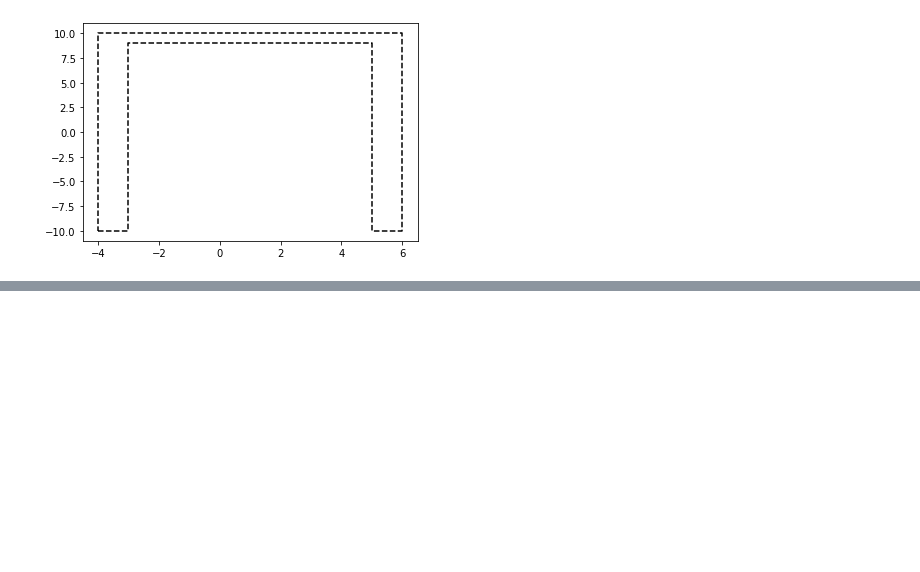
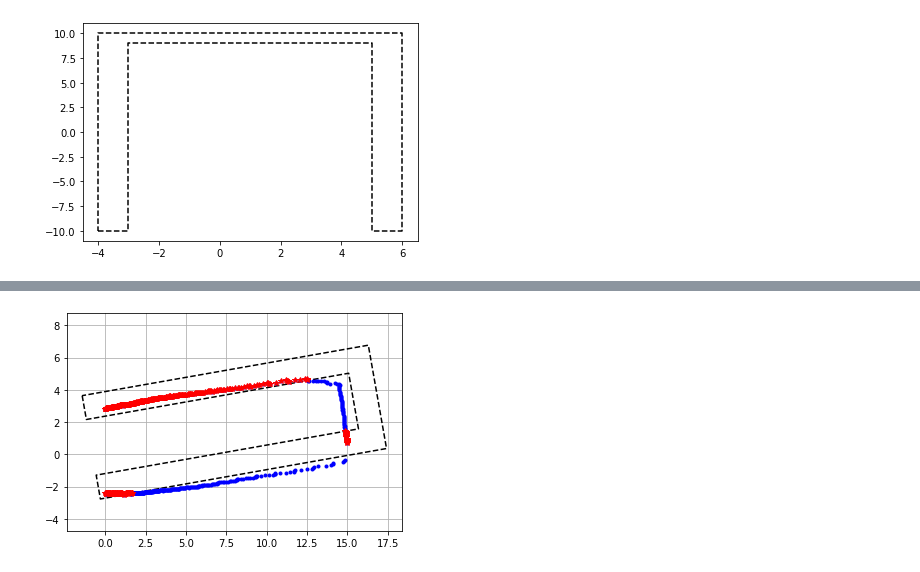
Before and after one commit to horverno/sze-academic-python, a Jupyter notebook: eload/eapoligon.ipynb, the cells around one changed output, grey strips where cells are left out. Drawn from its saved outputs; the diff is of its cells as text; code cells hidden in the pictures; blank space fills up the shorter version.

```diff
--- a/eload/eapoligon.ipynb
+++ b/eload/eapoligon.ipynb
@@ -62,0 +64,22 @@ plt.show()
+# %%
+# x, y, width, height, tolerance (margin width), rotation(deg!)
+def create_polygon(x, y, w, h, t, rot):
+    polygon = Polygon([(-w/2-t/2, -h/2), (-w/2+t/2, -h/2), (-w/2+t/2, h/2-t), (w/2-t/2, h/2-t), (w/2-t/2, -h/2), (w/2+t/2, -h/2), (w/2+t/2, h/2), (-w/2-t/2, h/2)])
+    polygon = shapely.affinity.rotate(polygon, rot)
+    polygon = shapely.affinity.translate(polygon, x, y)
+    return polygon
+
+polygon = create_polygon(8, 2, 5, 18, 1.5, -80)
+x,y = polygon.exterior.xy
+plt.plot(x, y, "k--")
+xy = np.loadtxt("data/scan07.csv", delimiter=",")
+plt.axis('equal')
+plt.plot(xy[:,0], xy[:,1], "b.")
+for p in xy:
+    point = Point(p[0], p[1])
+    if polygon.contains(point):
+        plt.plot(point.x, point.y, "r*")
+plt.grid()
+plt.show()
+# %% [output]
+[figure, added]
```
Also changed, not shown: parts of 3 cells of this notebook, 3 other files.
